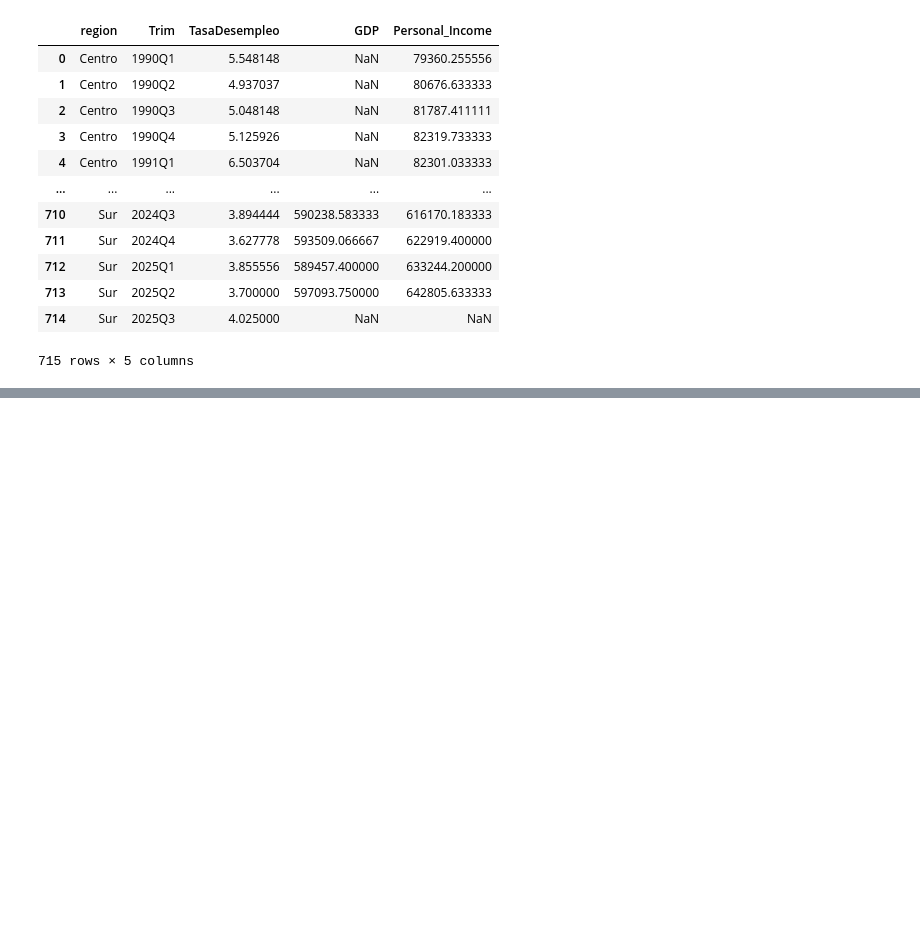
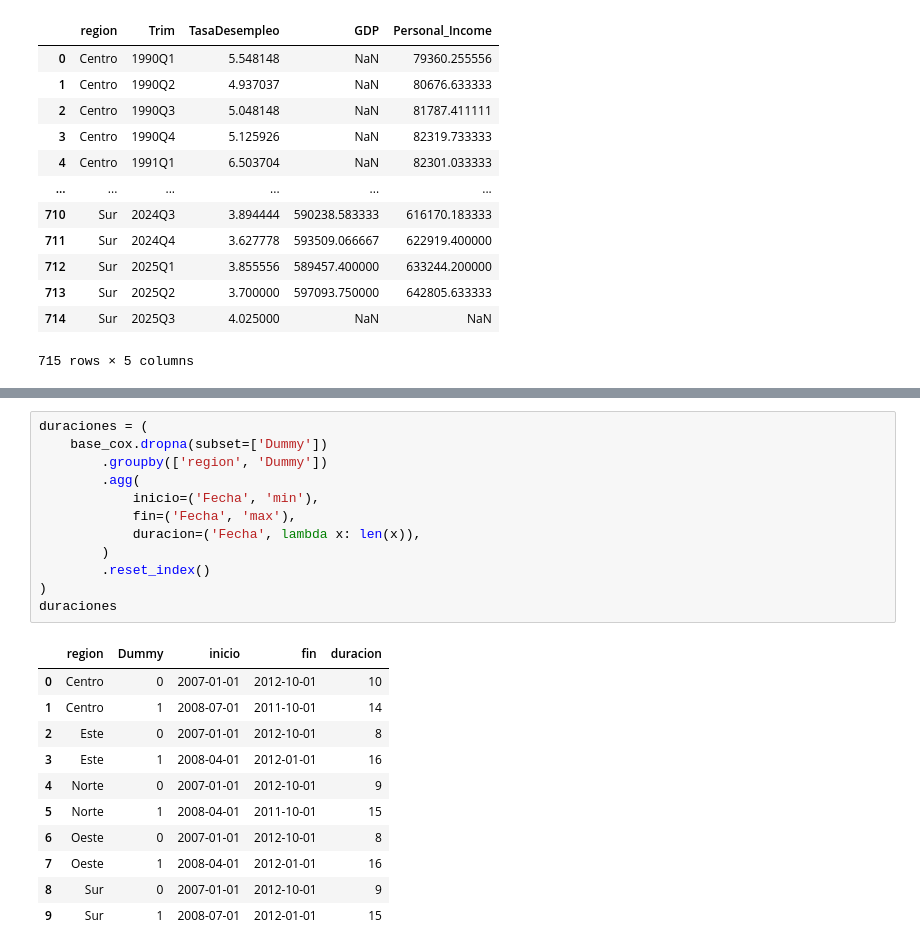
Before and after one commit to Jota-leals/Modelos, a Jupyter notebook: datos_cox.ipynb, the cells around one changed output, grey strips where cells are left out. Drawn from its saved outputs; the diff is of its cells as text; blank space fills up the shorter version.

```diff
--- a/datos_cox.ipynb
+++ b/datos_cox.ipynb
@@ -558,0 +480,24 @@ Stored 'df_final' (DataFrame)
+# %%
+duraciones = (
+    base_cox.dropna(subset=['Dummy'])
+        .groupby(['region', 'Dummy'])
+        .agg(
+            inicio=('Fecha', 'min'),
+            fin=('Fecha', 'max'),
+            duracion=('Fecha', lambda x: len(x)),
+        )
+        .reset_index()
+)
+duraciones
+# %% [output]
+|  | region | Dummy | inicio | fin | duracion |
+| 0 | Centro | 0 | 2007-01-01 | 2012-10-01 | 10 |
+| 1 | Centro | 1 | 2008-07-01 | 2011-10-01 | 14 |
+| 2 | Este | 0 | 2007-01-01 | 2012-10-01 | 8 |
+| 3 | Este | 1 | 2008-04-01 | 2012-01-01 | 16 |
+| 4 | Norte | 0 | 2007-01-01 | 2012-10-01 | 9 |
+| 5 | Norte | 1 | 2008-04-01 | 2011-10-01 | 15 |
+| 6 | Oeste | 0 | 2007-01-01 | 2012-10-01 | 8 |
+| 7 | Oeste | 1 | 2008-04-01 | 2012-01-01 | 16 |
+| 8 | Sur | 0 | 2007-01-01 | 2012-10-01 | 9 |
+| 9 | Sur | 1 | 2008-07-01 | 2012-01-01 | 15 |
```
Also changed, not shown: parts of 16 cells of this notebook, 1 other file.
